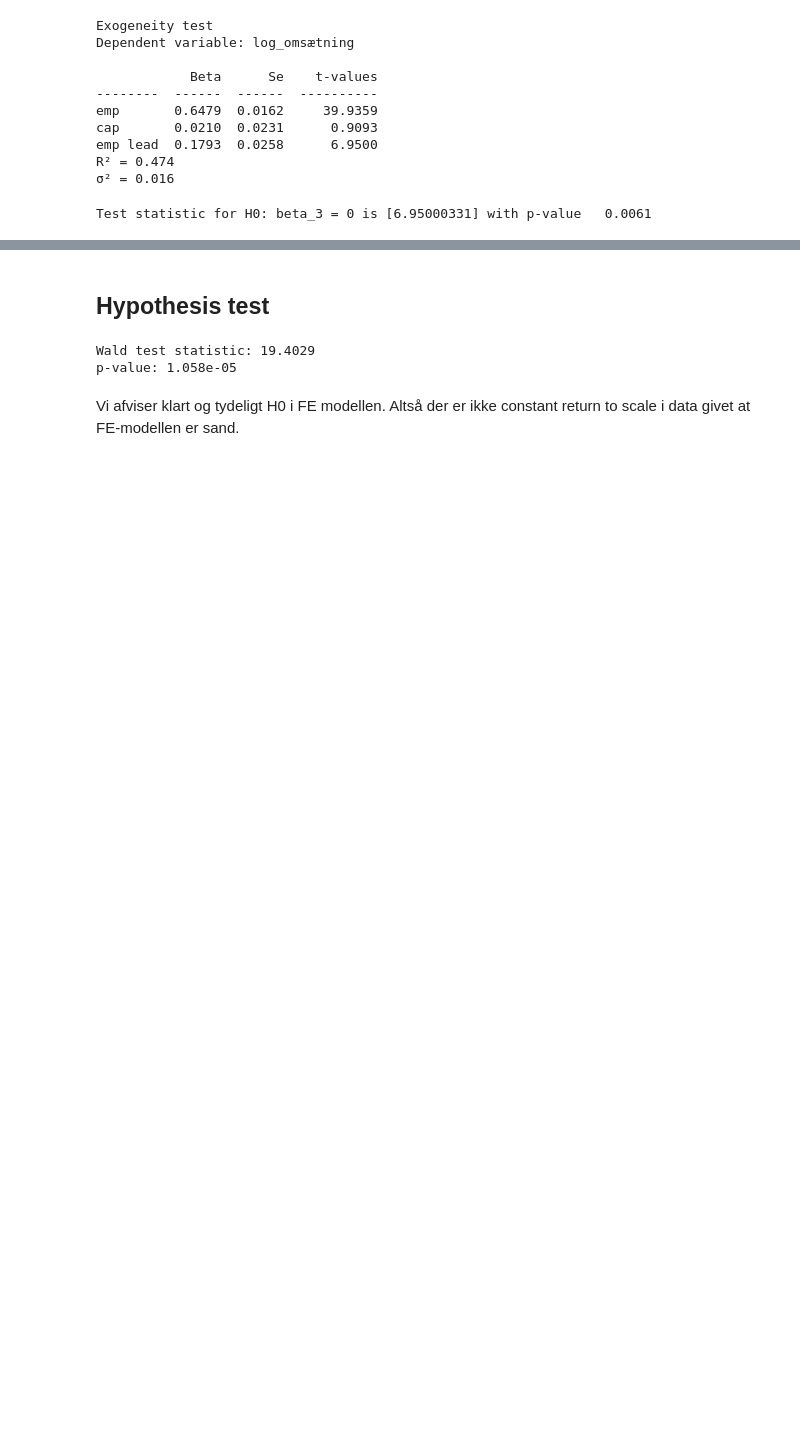
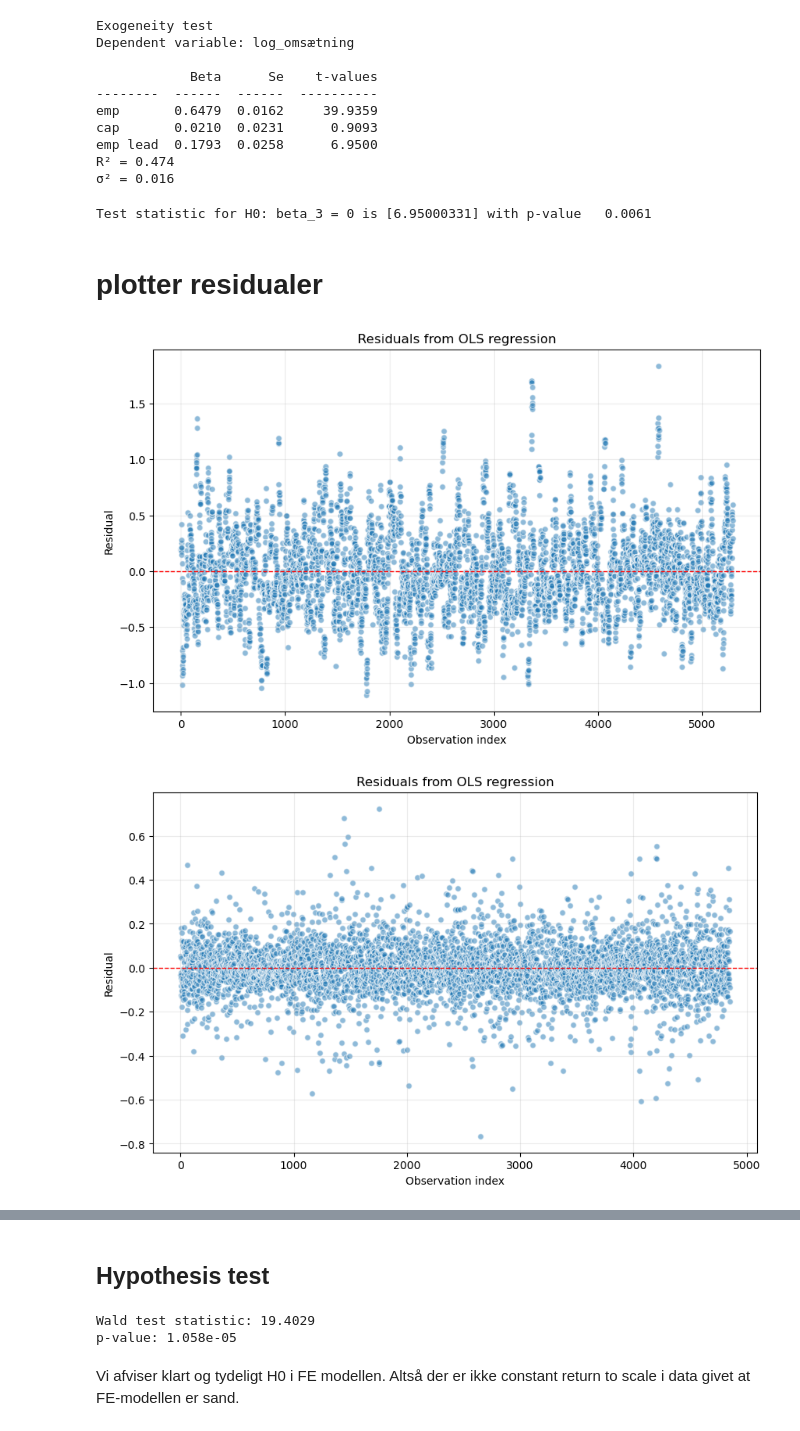
Before and after one commit to anl1313/AME_2025, a Jupyter notebook: Assignments/read (1).ipynb, the cells around one changed output, grey strips where cells are left out. Cells and saved outputs as stored; diff of their text form; code cells hidden in the pictures; blank space fills up the shorter version.

```diff
--- a/Assignments/read (1).ipynb
+++ b/Assignments/read (1).ipynb
@@ -540,3 +437,30 @@ p_value = float(p_value)  # or p_value = p_value.item()
 print(f'Test statistic for H0: beta_3 = 0 is {t_stat} with p-value {p_value:8.4f}')
 # %% [output]
 Test statistic for H0: beta_3 = 0 is [6.95000331] with p-value   0.0061
+# %% [markdown]
+# plotter residualer
+# %%
+# plot residualer fra ols
+def plot_residualer(y, x, T):
+    # Calculate the residuals
+    if x.ndim == 1:
+        x = x.reshape(-1, 1)
+    if y.ndim == 1:
+        y = y.reshape(-1, 1)                     # sikr 2D
+    b_hat = la.inv(x.T @ x) @ (x.T @ y)
+    e = y - x @ b_hat
+    # Plot residuals
+    plt.figure(figsize=(10, 6))
+    plt.scatter(range(len(e)), e, alpha=0.5, edgecolor="white", s=30)
+    plt.axhline(0, color='red', linestyle='--', linewidth=1)
+    plt.title('Residuals from OLS regression')
+    plt.xlabel('Observation index')
+    plt.ylabel('Residual')
+    plt.grid(True, alpha=0.25)
+    plt.show()
+plot_residualer(y, X, T)
+plot_residualer(y_diff, x_diff, T-1)
+plot_residualer(y_dot, x_dot, T)
+# %% [output]
+[figure, added]
+[figure, added]
```
Also changed, not shown: parts of 11 cells of this notebook.
